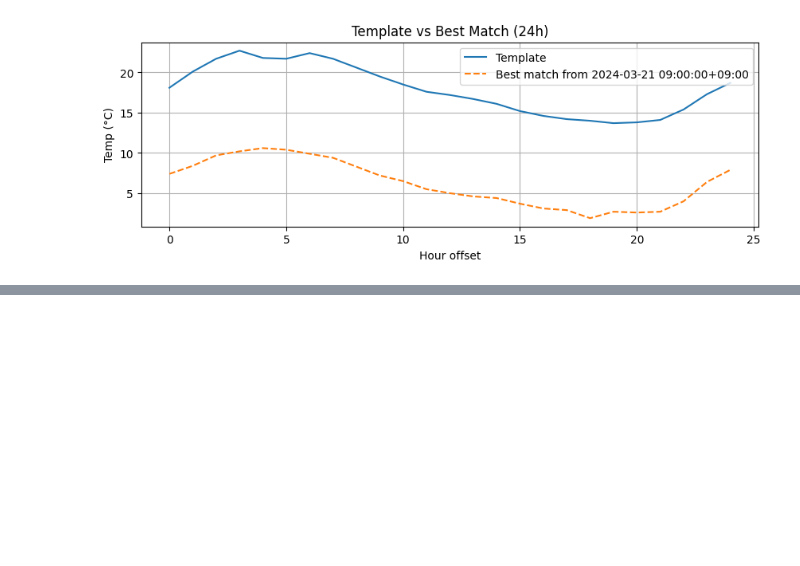
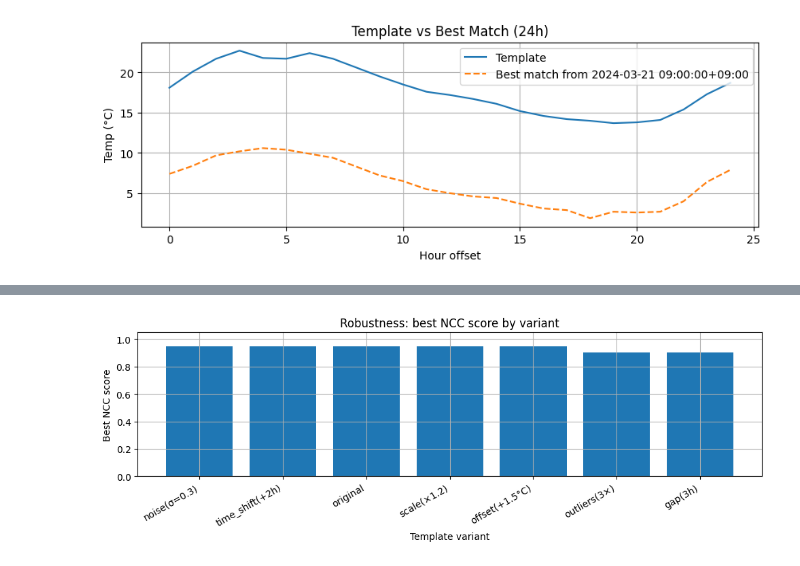
Before and after one commit to infamousperi/GBSV_MC, a Jupyter notebook: MC1/Correlation.ipynb, the cells around one changed output, grey strips where cells are left out. Saved outputs shown, nothing was run; the diff lists cells and outputs as text; code cells hidden in the pictures; blank space fills up the shorter version.

```diff
--- a/MC1/Correlation.ipynb
+++ b/MC1/Correlation.ipynb
@@ -318,0 +323,3 @@ plt.show()
+# %%
+rng = np.random.default_rng(0)
+base = TEMPLATE.asfreq('1h').dropna()
@@ -318,0 +338,31 @@ plt.show()
+# %%
+def best_ncc(template: pd.Series, search_series: pd.Series):
+    t = template.asfreq('1h').dropna()
+    if len(t) < 6:
+        return np.nan, pd.NaT
+    x = znorm(t).values
+    vals, idxs = [], []
+    for i in range(len(search_series) - len(t) + 1):
+        y = znorm(search_series.iloc[i:i+len(t)]).values
+        vals.append((x*y).mean())
+        idxs.append(search_series.index[i])
+    s = pd.Series(vals, index=idxs)
+    return float(s.max()), pd.to_datetime(s.idxmax())
+# %%
+variants = {
+    'original': base,
+    'noise(σ=0.3)': base + rng.normal(0, 0.3, len(base)),               # light sensor noise
+    'offset(+1.5°C)': base + 1.5,                                       # warm bias
+    'scale(×1.2)': (base - base.mean())*1.2 + base.mean(),              # amplitude change
+    'outliers(3×)': add_outliers(base, k=3, amp=3.0),                   # random spikes
+    'time_shift(+2h)': base.shift(2),                                   # slight phase shift
+    'gap(3h)': add_gap(base, hours=3, start=6),                         # short missing chunk
+}
+# %%
+rows = []
+for name, t in variants.items():
+    score, when = best_ncc(t, SEARCH)
+    rows.append((name, score, when))
+
+robust = pd.DataFrame(rows, columns=["Variant","Best score","Time of best match"]).sort_values("Best score", ascending=False)
+robust
@@ -318,0 +378,10 @@ plt.show()
+# %%
+fig, ax = plt.subplots(figsize=(10,3.6))
+ax.bar(robust['Variant'], robust['Best score'])
+ax.set_ylim(0, 1.05)
+ax.set_title("Robustness: best NCC score by variant")
+ax.set_ylabel("Best NCC score"); ax.set_xlabel("Template variant")
+plt.xticks(rotation=30, ha='right')
+plt.tight_layout(); plt.show()
+# %% [output]
+[figure, added]
```
Also changed, not shown: parts of 9 cells of this notebook.
